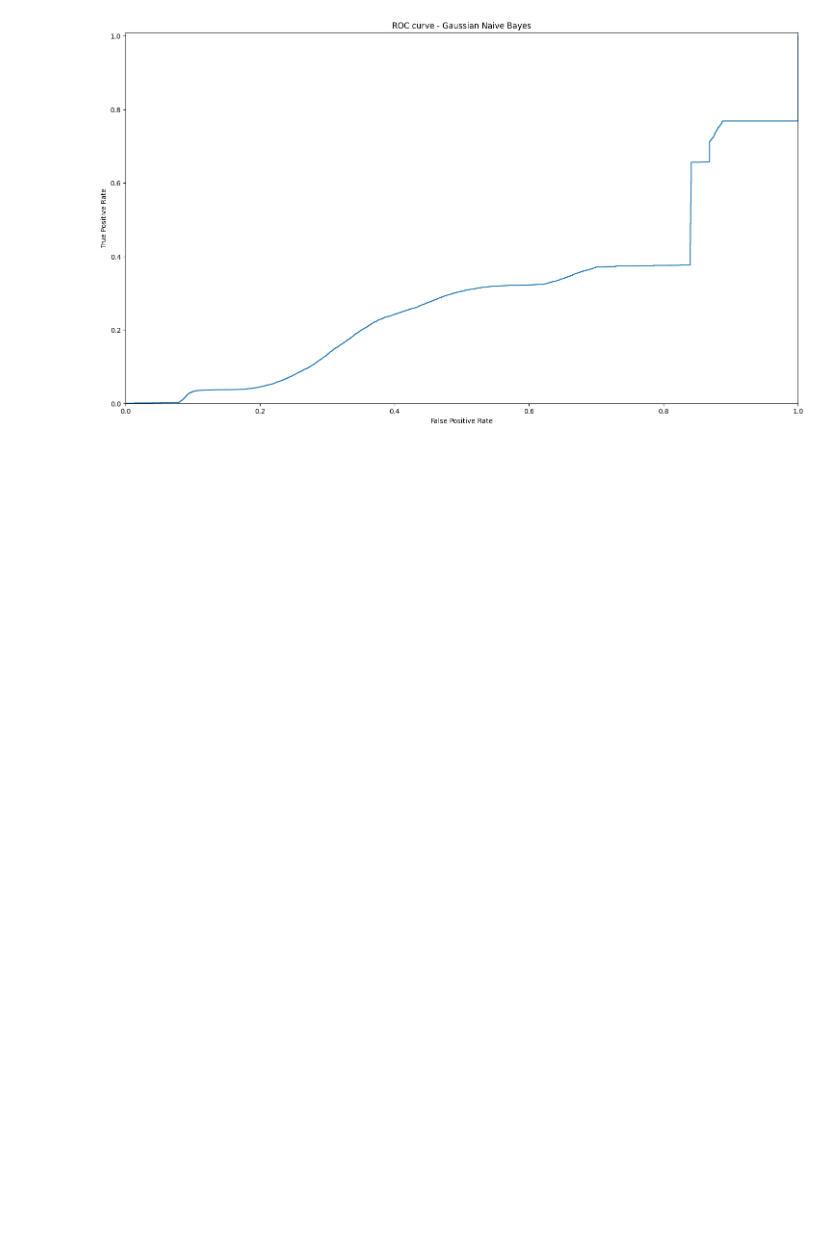
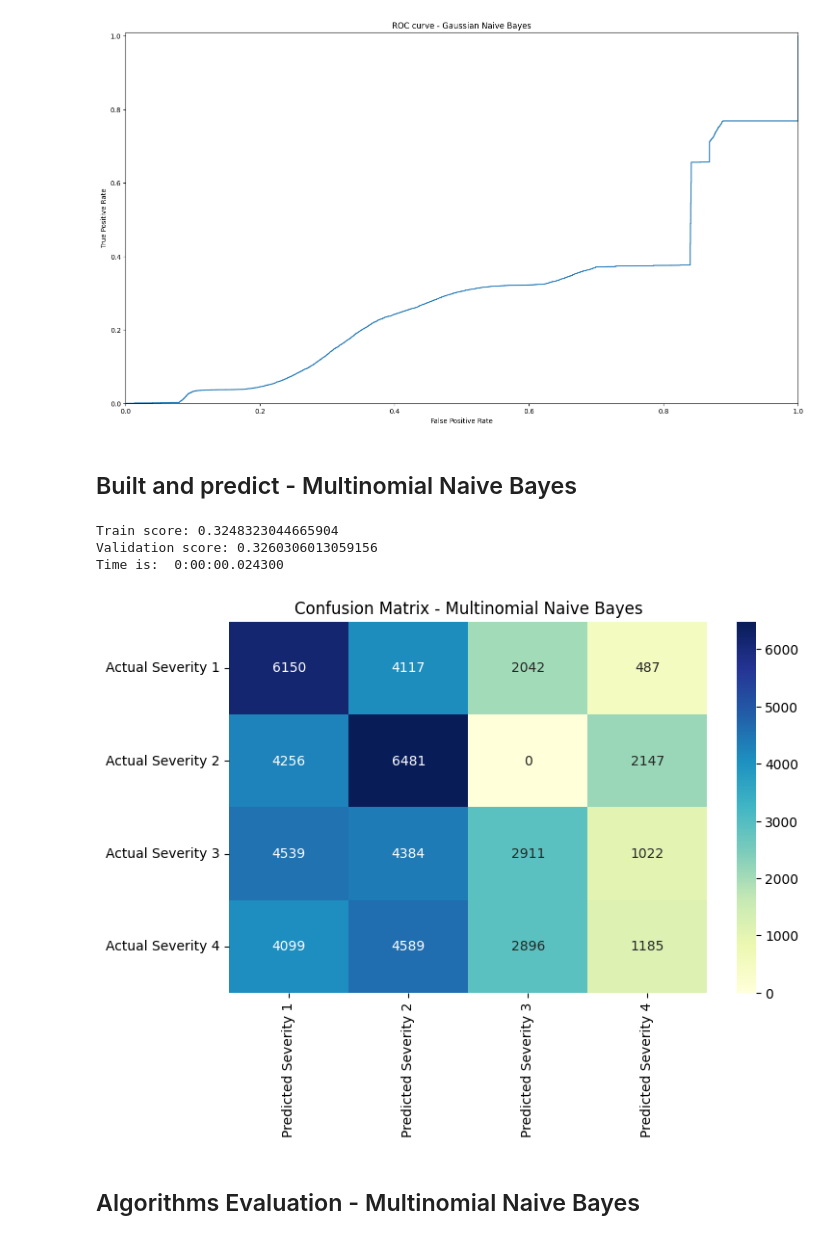
Before and after one commit to LXT2204/IS252_Datamining, a Jupyter notebook: Naive bayes.ipynb, the cells around one changed output. Cells and saved outputs as stored; diff of their text form; code cells hidden in the pictures; blank space fills up the shorter version.

```diff
--- a/Naive bayes.ipynb
+++ b/Naive bayes.ipynb
@@ -192,3 +192,34 @@ plt.ylim([0, 1.01])
 plt.show()
 # %% [output]
 [figure]
+# %% [markdown]
+## Built and predict - Multinomial Naive Bayes
+# %%
+mnb_start_time = time.time()
+mnb = MultinomialNB()
+mnb.fit(X_train, y_train)
+mnb_end_time = time.time()
+mnb_time = mnb_end_time - mnb_start_time
+
+print("Train score:", mnb.score(X_train, y_train))
+print("Validation score:", mnb.score(X_validate, y_validate))
+print("Time is: ", timedelta(seconds=round(mnb_time,4)))
+# %% [output]
+Train score: 0.3248323044665904
+Validation score: 0.3260306013059156
+Time is:  0:00:00.024300
+# %%
+y_pred = mnb.predict(X_validate)
+confmat = confusion_matrix(y_true=y_validate, y_pred=y_pred)
+
+index = ["Actual Severity 1", "Actual Severity 2", "Actual Severity 3", "Actual Severity 4"]
+columns = ["Predicted Severity 1", "Predicted Severity 2", "Predicted Severity 3", "Predicted Severity 4"]
+conf_matrix = pd.DataFrame(data=confmat, columns=columns, index=index)
+plt.figure(figsize=(8, 5))
+sns.heatmap(conf_matrix, annot=True, fmt="d", cmap="YlGnBu")
+plt.title("Confusion Matrix - Multinomial Naive Bayes")
+plt.show()
+# %% [output]
+[figure, added]
+# %% [markdown]
+## Algorithms Evaluation - Multinomial Naive Bayes
```
Also changed, not shown: parts of 30 cells of this notebook, 1 other file.
